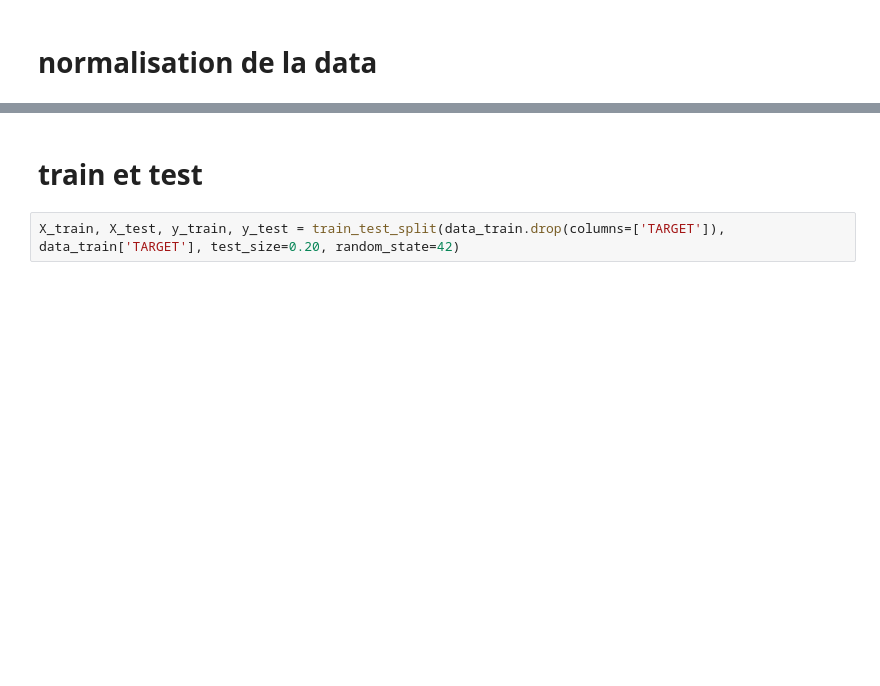
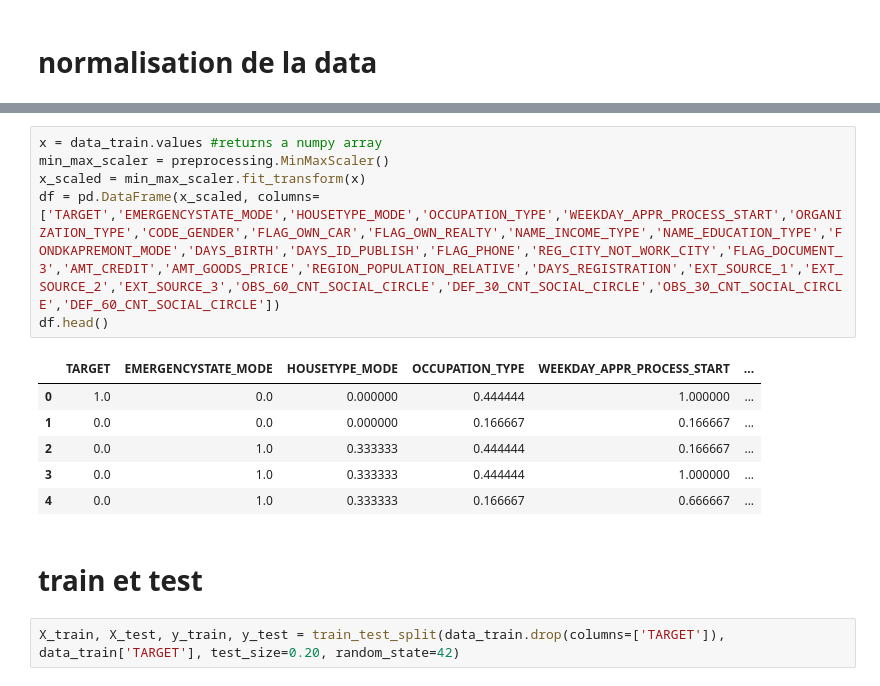
Before and after one commit to jiangwei4/HomeCreditML, a Jupyter notebook: HomeCreditML.ipynb, the cells around one changed output, grey strips where cells are left out. Saved outputs shown, nothing was run; the diff lists cells and outputs as text; blank space fills up the shorter version.

```diff
--- a/HomeCreditML.ipynb
+++ b/HomeCreditML.ipynb
@@ -229,3 +334,16 @@ dtype: float64
+# %%
+x = data_train.values #returns a numpy array
+min_max_scaler = preprocessing.MinMaxScaler()
+x_scaled = min_max_scaler.fit_transform(x)
+df = pd.DataFrame(x_scaled, columns=['TARGET','EMERGENCYSTATE_MODE','HOUSETYPE_MODE','OCCUPATION_TYPE','WEEKDAY_APPR_PROCESS_START','ORGANIZATION_TYPE','CODE_GENDER','FLAG_OWN_CAR','FLAG_OWN_REALTY','NAME_INCOME_TYPE','NAME_EDUCATION_TYPE','FONDKAPREMONT_MODE','DAYS_BIRTH','DAYS_ID_PUBLISH','FLAG_PHONE','REG_CITY_NOT_WORK_CITY','FLAG_DOCUMENT_3','AMT_CREDIT','AMT_GOODS_PRICE','REGION_POPULATION_RELATIVE','DAYS_REGISTRATION','EXT_SOURCE_1','EXT_SOURCE_2','EXT_SOURCE_3','OBS_60_CNT_SOCIAL_CIRCLE','DEF_30_CNT_SOCIAL_CIRCLE','OBS_30_CNT_SOCIAL_CIRCLE','DEF_60_CNT_SOCIAL_CIRCLE'])
+df.head()
+# %% [output]
+|  | TARGET | EMERGENCYSTATE_MODE | HOUSETYPE_MODE | OCCUPATION_TYPE | WEEKDAY_APPR_PROCESS_START | ... |
+| 0 | 1.0 | 0.0 | 0.000000 | 0.444444 | 1.000000 | ... |
+| 1 | 0.0 | 0.0 | 0.000000 | 0.166667 | 0.166667 | ... |
+| 2 | 0.0 | 1.0 | 0.333333 | 0.444444 | 0.166667 | ... |
+| 3 | 0.0 | 1.0 | 0.333333 | 0.444444 | 1.000000 | ... |
+| 4 | 0.0 | 1.0 | 0.333333 | 0.166667 | 0.666667 | ... |
 # %% [markdown]
 # train et test
 # %%
```
Also changed, not shown: parts of 34 cells of this notebook.
